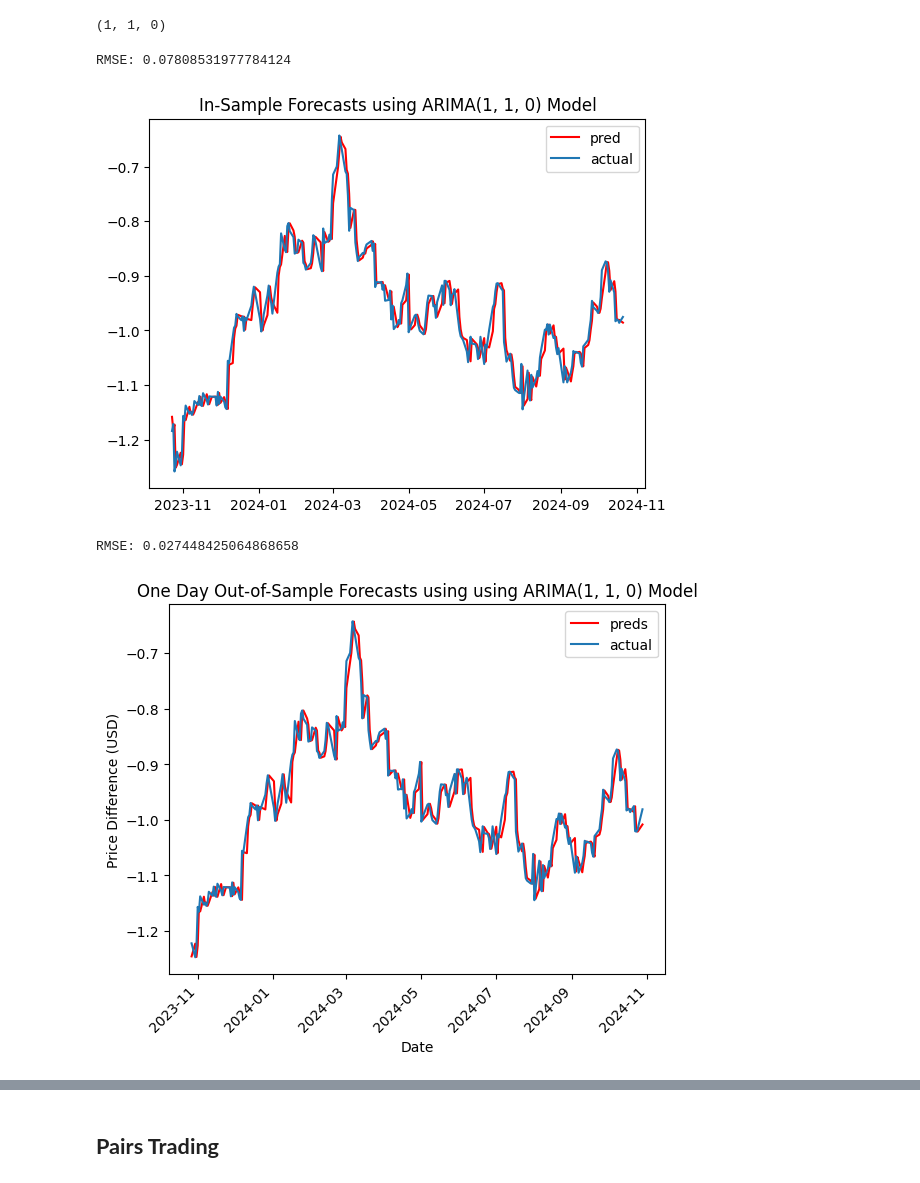
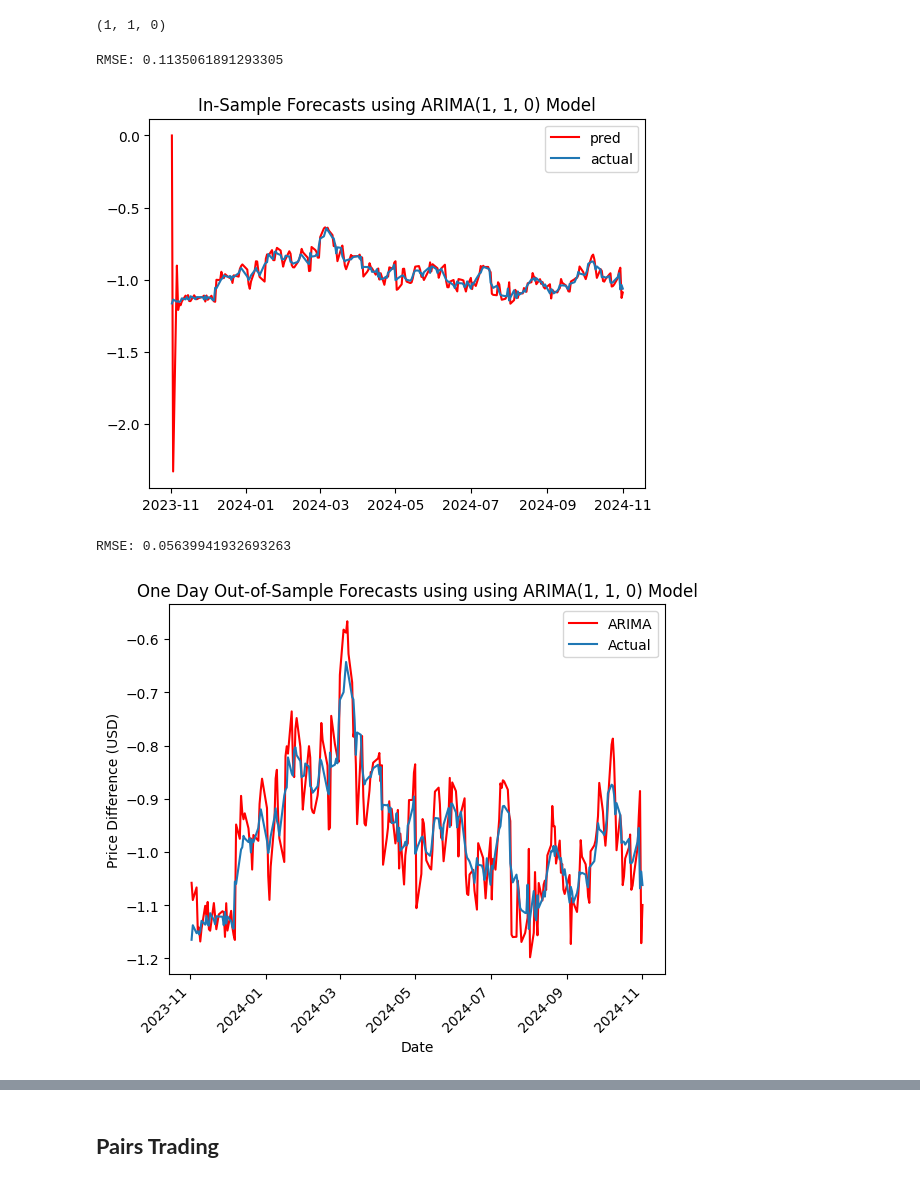
Before and after one commit to JulianneCai/simple-pairs-trading, a Jupyter notebook: main.ipynb, the cells around one changed output, grey strips where cells are left out. Saved outputs shown, nothing was run; the diff lists cells and outputs as text; code cells hidden in the pictures.

```diff
--- a/main.ipynb
+++ b/main.ipynb
@@ -334,7 +312,7 @@ print(best_params)
 # %% [output]
 (1, 1, 0)
 # %%
-model = ARIMA(spread_test, order=best_params)
+model = ARIMA(spread_test, order=(3,3,0))
 
 predictions = model.fit().predict()
 
@@ -342,32 +320,32 @@ print(f'RMSE: {root_mean_squared_error(predictions, spread_test)}')
 
 plt.title('In-Sample Forecasts using ARIMA' + str(best_params) +' Model')
 
-plt.plot(spread_test.index[1:], predictions[1:], label='pred', color='red')
-plt.plot(spread_test.index[1:], spread_test[1:], label='actual')
+plt.plot(spread_test.index, predictions, label='pred', color='red')
+plt.plot(spread_test.index, spread_test, label='actual')
 plt.legend()
 plt.show()
 # %% [output]
-RMSE: 0.07808531977784124
+RMSE: 0.1135061891293305
-[figure, old version]
+[figure, new version]
 # %%
 arima_trainer = ARIMATrainer()
 
 preds = arima_trainer.walk_forward_eval(best_params, spread_train, spread_test)
 
-plt.plot(spread_test.index, preds, label='preds', color='red')
-plt.plot(spread_test.index, spread_test, label='actual')
+plt.plot(spread_test.index, preds, label='ARIMA', color='red')
+plt.plot(spread_test.index, spread_test, label='Actual')
 
 plt.title('One Day Out-of-Sample Forecasts using using ARIMA' + str(best_params) + ' Model')
 plt.xlabel('Date')
 plt.ylabel('Price Difference (USD)')
 
 plt.xticks(rotation=45, ha='right')
 plt.legend()
 
 plt.show()
 # %% [output]
-RMSE: 0.027448425064868658
+RMSE: 0.05639941932693263
-[figure, old version]
+[figure, new version]
 # %%
 window = 30
 
```
Also changed, not shown: parts of 28 cells of this notebook.
